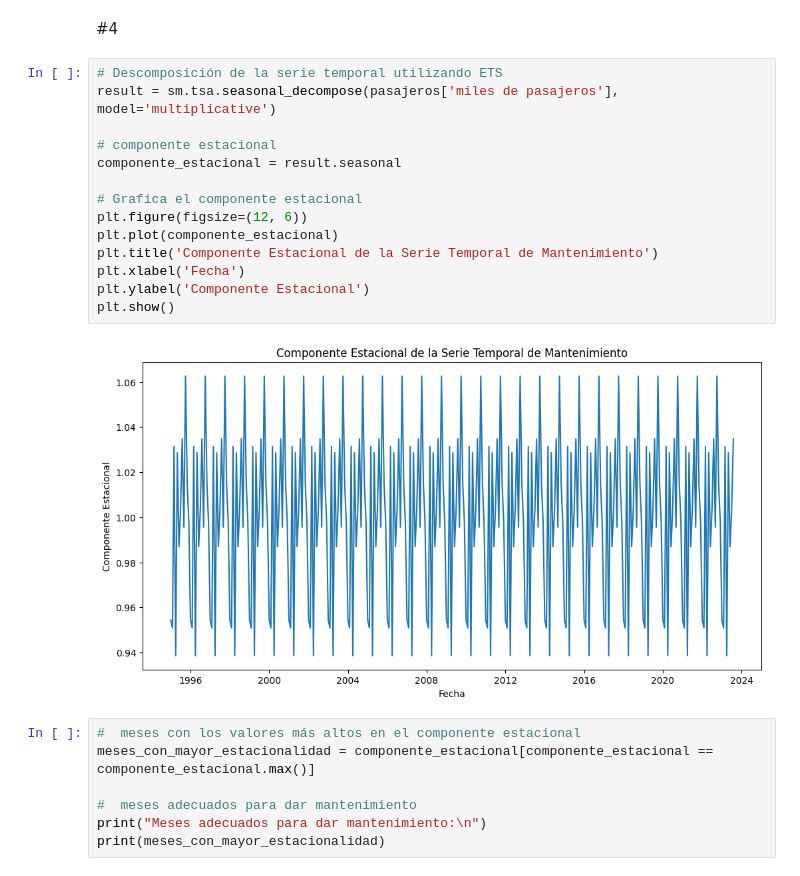
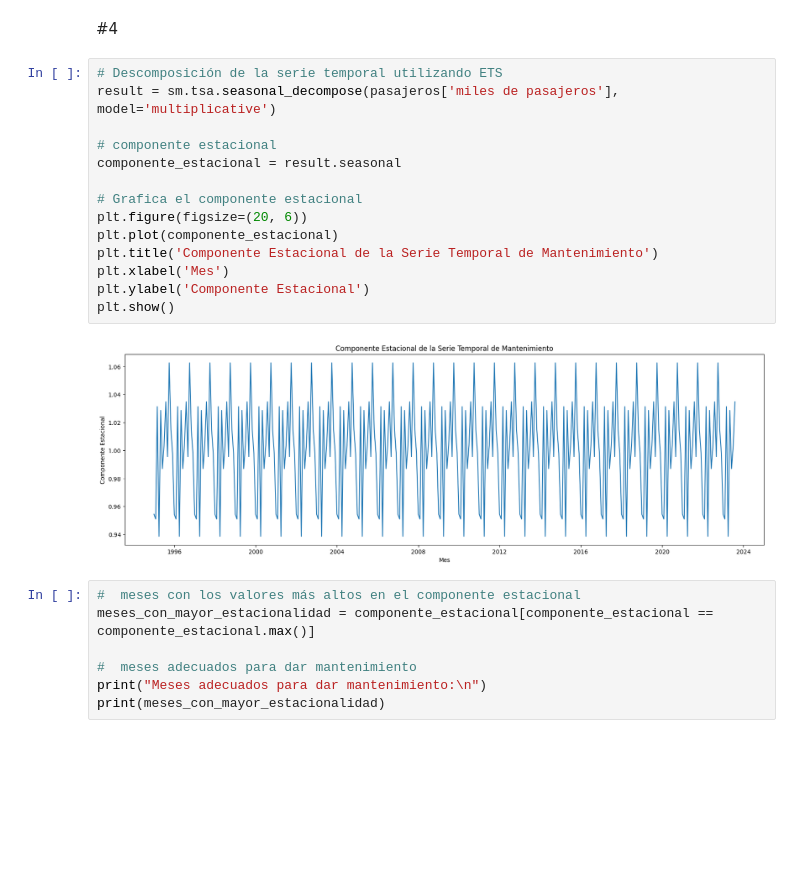
Before and after one commit to IvRodco/EstadisticaAplicasa_1899843, a Jupyter notebook: 3erParcial__ILRA_1899843_EAG41_nov2023.ipynb, the cells around one changed output. Drawn from its saved outputs; the diff is of its cells as text; blank space fills up the shorter version.

```diff
--- a/3erParcial__ILRA_1899843_EAG41_nov2023.ipynb
+++ b/3erParcial__ILRA_1899843_EAG41_nov2023.ipynb
@@ -169,19 +186,19 @@ En la grafica se observa que podria haber una tendencia de aumento, pero dado a
 # %%
 # Descomposición de la serie temporal utilizando ETS
 result = sm.tsa.seasonal_decompose(pasajeros['miles de pasajeros'], model='multiplicative')
 
 # componente estacional
 componente_estacional = result.seasonal
 
 # Grafica el componente estacional
-plt.figure(figsize=(12, 6))
+plt.figure(figsize=(20, 6))
 plt.plot(componente_estacional)
 plt.title('Componente Estacional de la Serie Temporal de Mantenimiento')
-plt.xlabel('Fecha')
+plt.xlabel('Mes')
 plt.ylabel('Componente Estacional')
 plt.show()
 # %% [output]
-[figure, old version]
+[figure, new version]
 # %%
 #  meses con los valores más altos en el componente estacional
 meses_con_mayor_estacionalidad = componente_estacional[componente_estacional == componente_estacional.max()]
```
Also changed, not shown: parts of 10 cells of this notebook.
